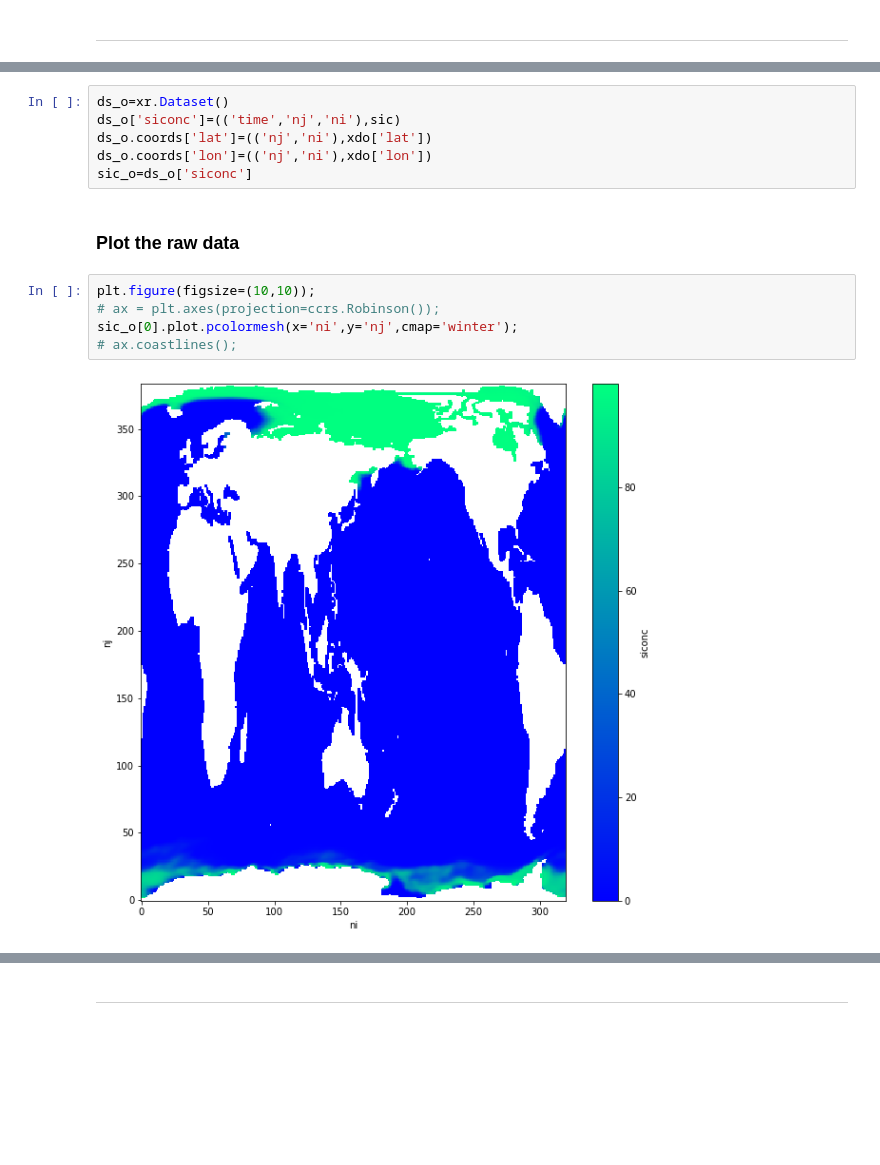
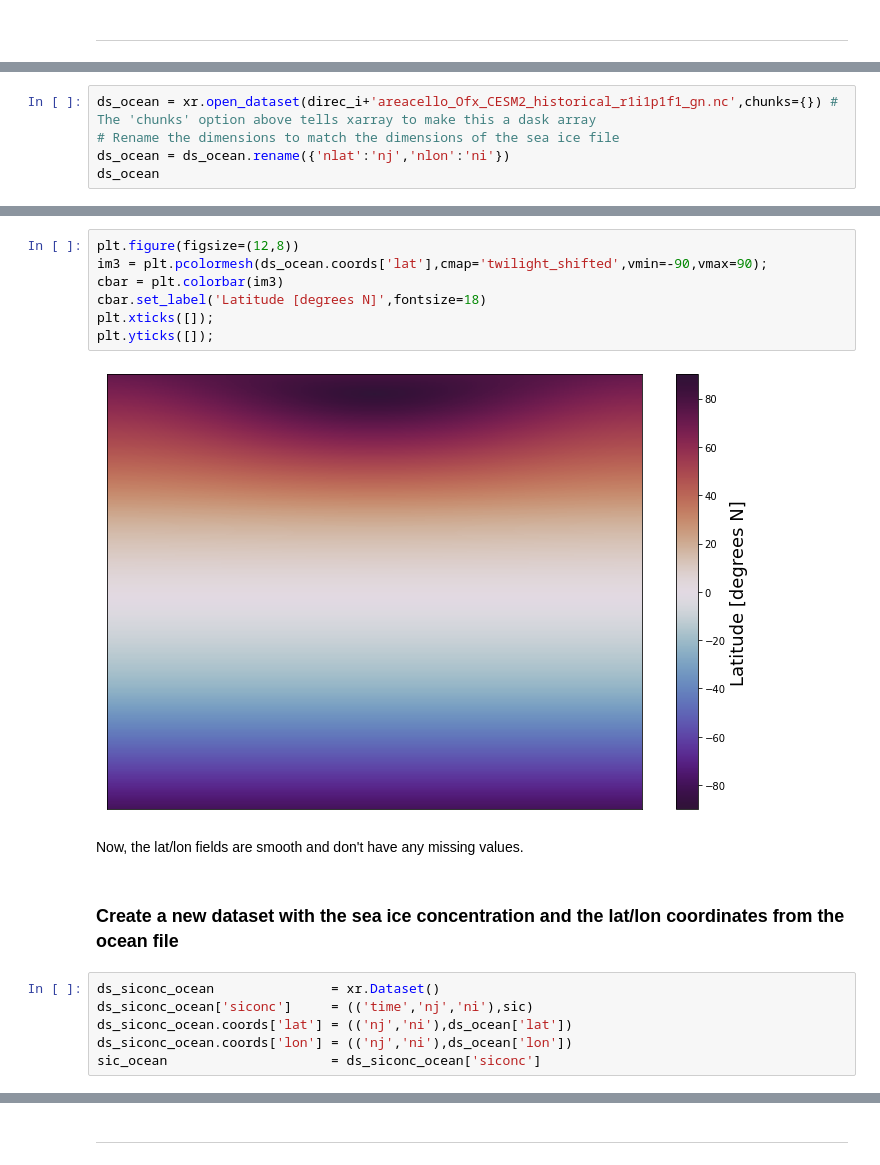
Before and after one commit to pderepen/Regridding_scripts, a Jupyter notebook: regrid_CESM2_seaice_to_1x1.ipynb, the cells around one changed output, grey strips where cells are left out. Drawn from its saved outputs; the diff is of its cells as text; blank space fills up the shorter version.

```diff
--- a/regrid_CESM2_seaice_to_1x1.ipynb
+++ b/regrid_CESM2_seaice_to_1x1.ipynb
@@ -167,0 +104,5 @@ https://furtherinfo.es-doc.org/CMIP6.NCAR.CESM2.historical.none.r1i1p1f1
+# %%
+ds_ocean = xr.open_dataset(direc_i+'areacello_Ofx_CESM2_historical_r1i1p1f1_gn.nc',chunks={}) # The 'chunks' option above tells xarray to make this a dask array
+# Rename the dimensions to match the dimensions of the sea ice file
+ds_ocean = ds_ocean.rename({'nlat':'nj','nlon':'ni'})
+ds_ocean
@@ -168,15 +198,19 @@ https://furtherinfo.es-doc.org/CMIP6.NCAR.CESM2.historical.none.r1i1p1f1
+# %%
+plt.figure(figsize=(12,8))
+im3 = plt.pcolormesh(ds_ocean.coords['lat'],cmap='twilight_shifted',vmin=-90,vmax=90);
+cbar = plt.colorbar(im3)
+cbar.set_label('Latitude [degrees N]',fontsize=18)
+plt.xticks([]);
+plt.yticks([]);
+# %% [output]
+[figure, added]
+# %% [markdown]
+Now, the lat/lon fields are smooth and don't have any missing values.
+# %% [markdown]
+### Create a new dataset with the sea ice concentration and the lat/lon coordinates from the ocean file
 # %%
-ds_o=xr.Dataset()
-ds_o['siconc']=(('time','nj','ni'),sic)
-ds_o.coords['lat']=(('nj','ni'),xdo['lat'])
-ds_o.coords['lon']=(('nj','ni'),xdo['lon'])
-sic_o=ds_o['siconc']
+ds_siconc_ocean               = xr.Dataset()
+ds_siconc_ocean['siconc']     = (('time','nj','ni'),sic)
+ds_siconc_ocean.coords['lat'] = (('nj','ni'),ds_ocean['lat'])
+ds_siconc_ocean.coords['lon'] = (('nj','ni'),ds_ocean['lon'])
+sic_ocean                     = ds_siconc_ocean['siconc']
-# %% [markdown]
-### Plot the raw data
-# %%
-plt.figure(figsize=(10,10));
-# ax = plt.axes(projection=ccrs.Robinson());
-sic_o[0].plot.pcolormesh(x='ni',y='nj',cmap='winter');
-# ax.coastlines();
-# %% [output]
-[figure, removed]
```
Also changed, not shown: parts of 25 cells of this notebook, 5 other files.
